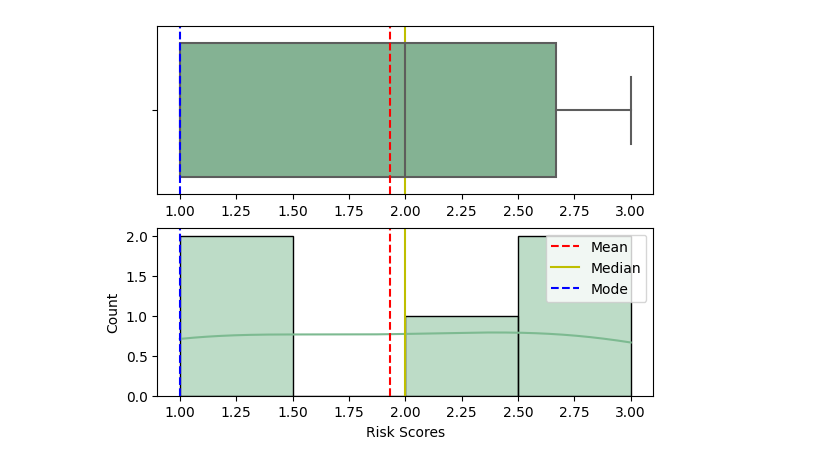
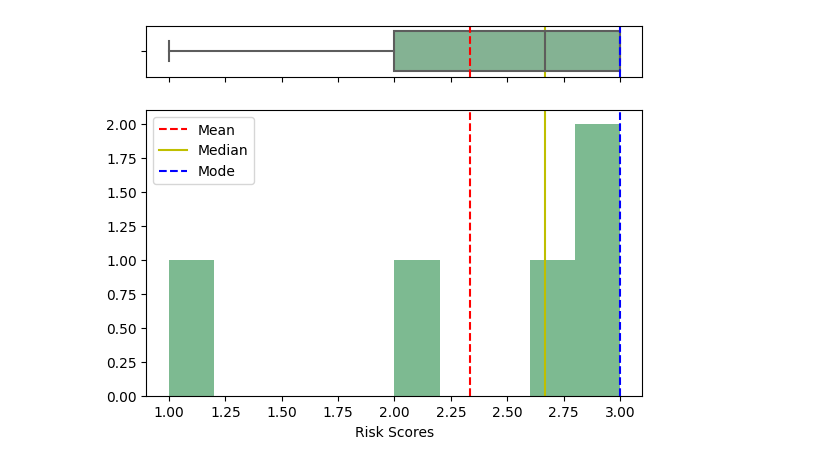
Before and after one commit to EdyVision/pii-codex, a Jupyter notebook: notebooks/pii-analysis-ms-presidio.ipynb, the cells around one changed output. Drawn from its saved outputs; the diff is of its cells as text; code cells hidden in the pictures.

Commit message:
Updated charts

```diff
--- a/notebooks/pii-analysis-ms-presidio.ipynb
+++ b/notebooks/pii-analysis-ms-presidio.ipynb
@@ -16,7 +16,7 @@ analysis_results = pii_analysis_service.analyze_collection(
     texts=[
         "How can I reach you, Jim?",
         "Here is my contact information: Phone number 555-555-5555 and my email is example123@email.com",
-        "Perfect, my number if you need me is 777-777=7777. Where is the residence and what is the earliest the crew can arrive?",
+        "Perfect, my number if you need me is 777-777-7777. Where is the residence and what is the earliest the crew can arrive?",
         "I'll be at my home at 123 Dark Data Lane, OH, 11111 after 7PM",
         "Cool, I'll be there!"
         ],
@@ -84,0 +71,7 @@ analyses_collection_df.T
+# %%
+analyses = results["analyses"]
+analyses_df = pd.DataFrame(
+    analyses
+)
+analyses_df["collection_name"] = results["collection_name"]
+analyses_df
@@ -85,30 +85,31 @@ analyses_collection_df.T
 # %%
 from matplotlib import pyplot as plt
 import pandas as pd
 import seaborn as sns
 
 sns.set_palette(sns.color_palette("crest"))
 
-df = pd.DataFrame({"Risk Scores":analyses_collection_df.risk_scores.item()})
+f, (ax_box, ax_hist) = plt.subplots(2, sharex=True, gridspec_kw={"height_ratios": (.15, .85)})
 
-f, (ax_box, ax_hist) = plt.subplots(2)
-mean=analyses_collection_df['risk_score_mean'].mean()
-median=analyses_collection_df['risk_score_median'].median()
-mode=analyses_collection_df['risk_score_mode'].mode().values[0]
+mean=analyses_collection_df['risk_score_mean'].item()
+median=analyses_collection_df['risk_score_median'].item()
+mode=analyses_collection_df['risk_score_mode'].item()
 
-sns.boxplot(data=df, x="Risk Scores", ax=ax_box)
+sns.boxplot(data=analyses_df, x="risk_score_mean", ax=ax_box)
 ax_box.axvline(mean, color='r', linestyle='--')
 ax_box.axvline(median, color='y', linestyle='-')
 ax_box.axvline(mode, color='b', linestyle='--')
 
-sns.histplot(data=df, x="Risk Scores", ax=ax_hist, kde=True)
+ax_hist.hist(results["risk_scores"])
 ax_hist.axvline(mean, color='r', linestyle='--', label="Mean")
 ax_hist.axvline(median, color='y', linestyle='-', label="Median")
 ax_hist.axvline(mode, color='b', linestyle='--', label="Mode")
 
+ax_hist.set(xlabel='Risk Scores')
 ax_hist.legend()
 
 ax_box.set(xlabel='')
+
 plt.show()
 # %% [output]
-[figure, old version]
+[figure, new version]
```
Also changed, not shown: parts of 7 cells of this notebook, 1 other file.
